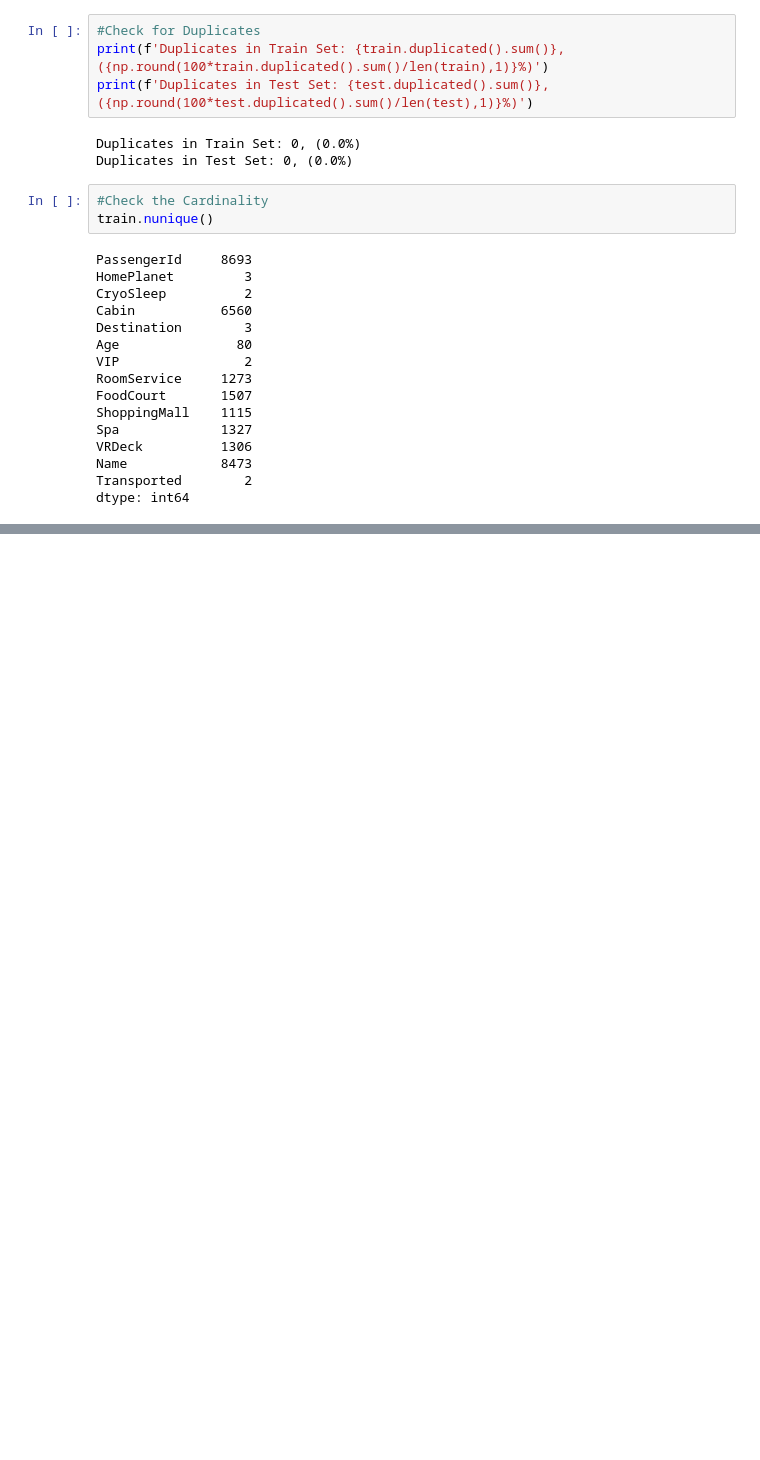
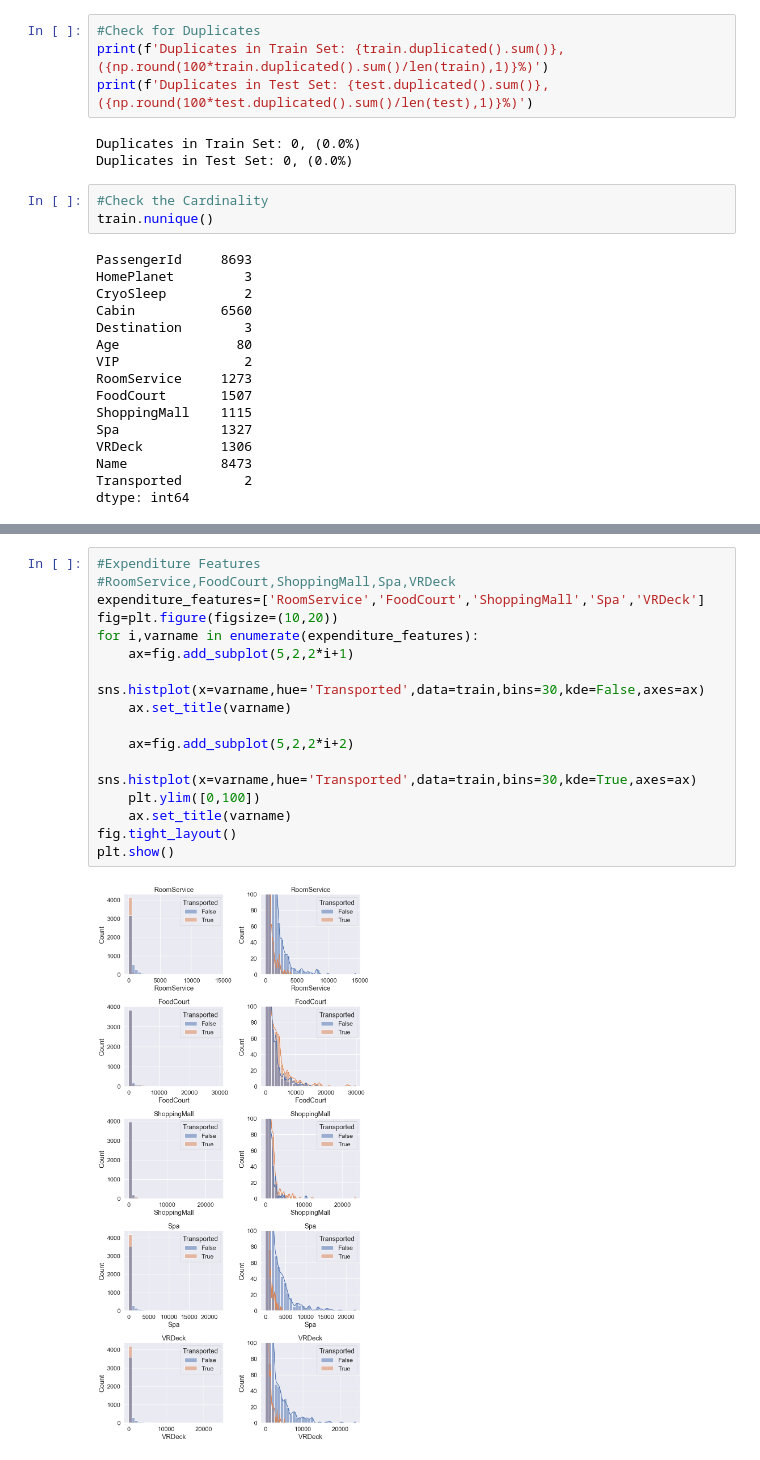
Before and after one commit to manishbhatia7/ML-Projects, a Jupyter notebook: Competitions/Titanic Spaceship/notrbook.ipynb, the cells around one changed output, grey strips where cells are left out. Saved outputs shown, nothing was run; the diff lists cells and outputs as text; blank space fills up the shorter version.

```diff
--- a/Competitions/Titanic Spaceship/notrbook.ipynb
+++ b/Competitions/Titanic Spaceship/notrbook.ipynb
@@ -105,0 +142,18 @@ dtype: int64
+# %%
+#Expenditure Features
+#RoomService,FoodCourt,ShoppingMall,Spa,VRDeck
+expenditure_features=['RoomService','FoodCourt','ShoppingMall','Spa','VRDeck']
+fig=plt.figure(figsize=(10,20))
+for i,varname in enumerate(expenditure_features):
+    ax=fig.add_subplot(5,2,2*i+1)
+    sns.histplot(x=varname,hue='Transported',data=train,bins=30,kde=False,axes=ax)
+    ax.set_title(varname)
+
+    ax=fig.add_subplot(5,2,2*i+2)
+    sns.histplot(x=varname,hue='Transported',data=train,bins=30,kde=True,axes=ax)
+    plt.ylim([0,100])
+    ax.set_title(varname)
+fig.tight_layout()
+plt.show()
+# %% [output]
+[figure, added]
```
Also changed, not shown: parts of 4 cells of this notebook.
